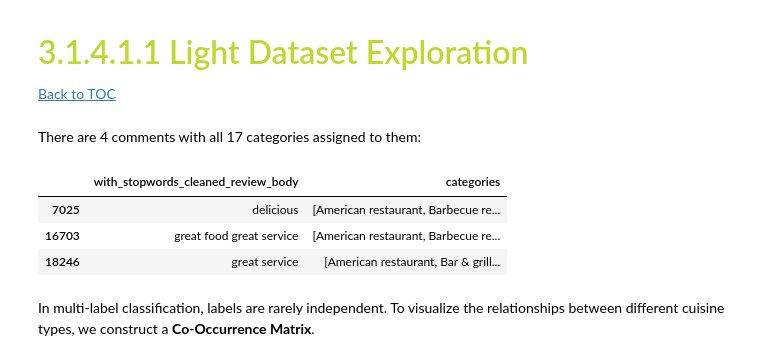
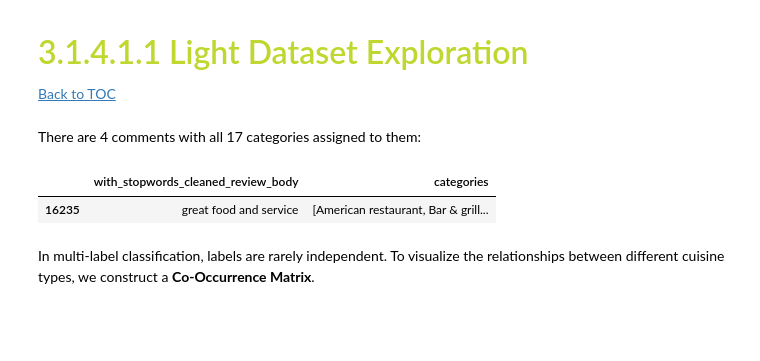
Before and after one commit to beatrizmarques2005/text_mining_in_reviews, a Jupyter notebook: notebooks/03_multilabel_classification.ipynb, the cells around one changed output. Drawn from its saved outputs; the diff is of its cells as text; code cells hidden in the pictures; blank space fills up the shorter version.

```diff
--- a/notebooks/03_multilabel_classification.ipynb
+++ b/notebooks/03_multilabel_classification.ipynb
@@ -424,12 +411,10 @@ bar_chart(
 # %% [markdown]
 There are 4 comments with all 17 categories assigned to them:
 # %%
-mlb_with_stopwords[mlb_with_stopwords['categories'].apply(len) == 15]
+mlb_with_stopwords[mlb_with_stopwords['categories'].apply(len) == 17]
 # %% [output]
 |  | with_stopwords_cleaned_review_body | categories |
-| 7025 | delicious | [American restaurant, Barbecue re... |
-| 16703 | great food great service | [American restaurant, Barbecue re... |
-| 18246 | great service | [American restaurant, Bar & grill... |
+| 16235 | great food and service | [American restaurant, Bar & grill... |
 # %%
 mlb_with_stopwords = mlb_with_stopwords[mlb_with_stopwords['with_stopwords_cleaned_review_body'].apply(lambda x: len(x.split()) > 2)]
 # %% [markdown]
```
Also changed, not shown: parts of 76 cells of this notebook, 2 other files.
